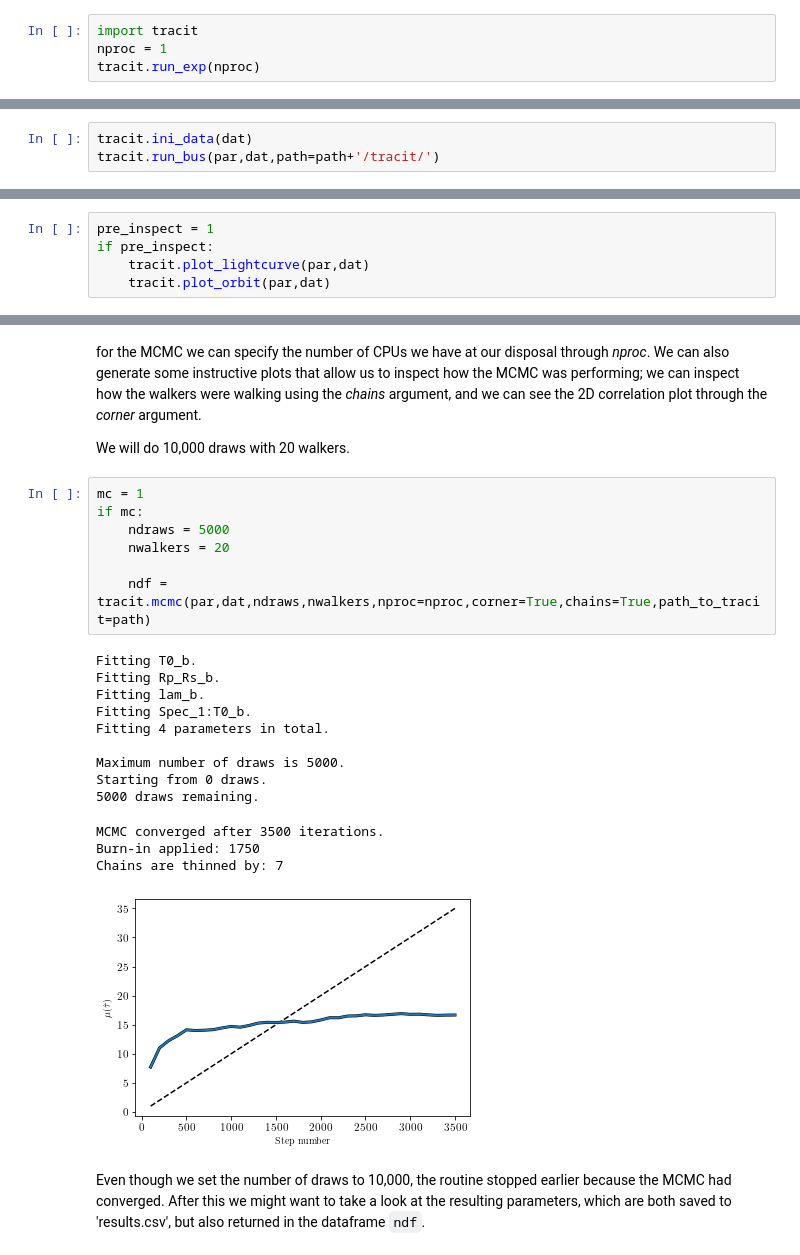
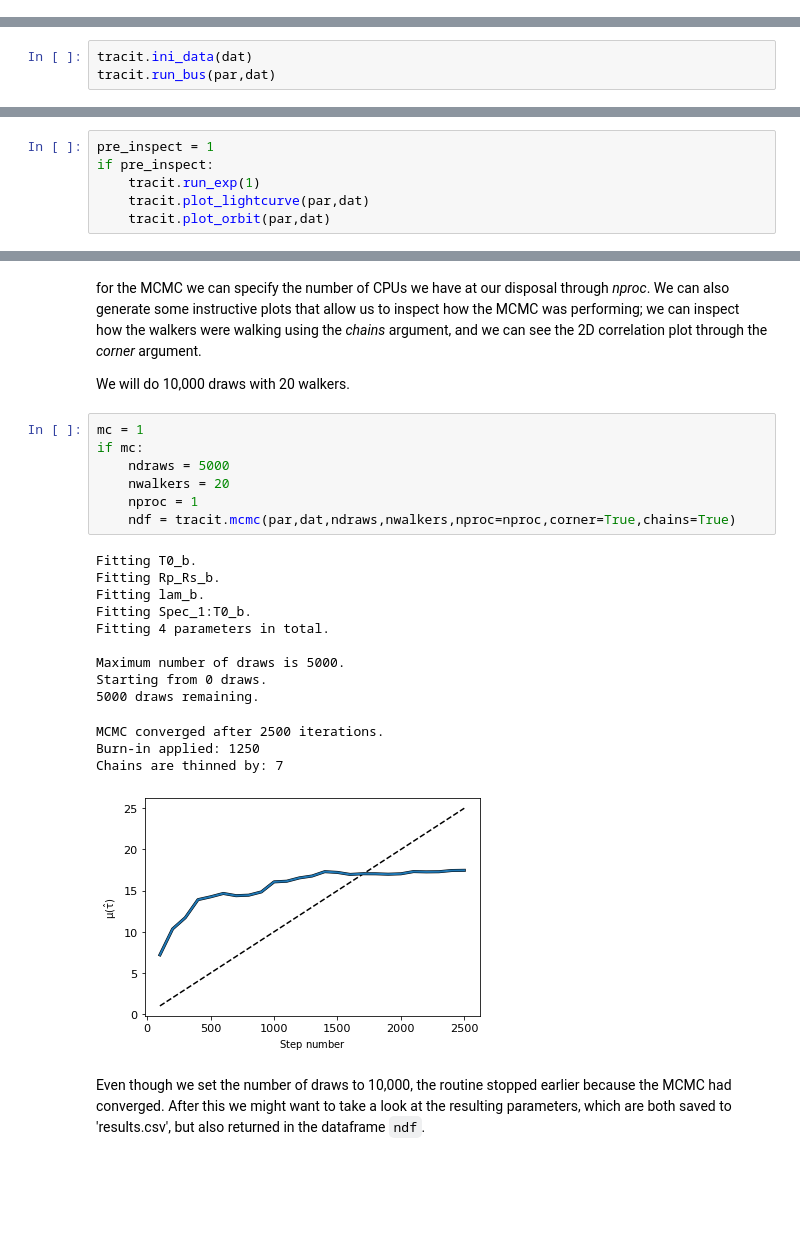
Before and after one commit to emilknudstrup/tracit, a Jupyter notebook: docs/source/examples/hd332231/fit.ipynb, the cells around one changed output, grey strips where cells are left out. Saved outputs shown, nothing was run; the diff lists cells and outputs as text; blank space fills up the shorter version.

```diff
--- a/docs/source/examples/hd332231/fit.ipynb
+++ b/docs/source/examples/hd332231/fit.ipynb
@@ -16,5 +10 @@ Then we import <s>tracit</s>.
 The two run commands are just to setup text rendering in the plots to LaTeX.
-# %%
-import tracit
-nproc = 1
-tracit.run_exp(nproc)
@@ -43,7 +35,7 @@ dat['Fit LC_1'] = 1
 Then we'll initilize the data, i.e., load in the .txt files.
 # %%
 tracit.ini_data(dat)
-tracit.run_bus(par,dat,path=path+'/tracit/')
+tracit.run_bus(par,dat)
 # %% [markdown]
 Here we'll load in a (good) result from a previous run, so we don't have to set all the parameters. We first use `pandas` to load in the .csv file into a `DataFrame`, which we then pass on to the `update_pars` function along with our `par` structure to update it.
 # %%
@@ -55,6 +47,7 @@ Before we run our MCMC, it's a good idea to check that our parameters/data look
 # %%
 pre_inspect = 1
 if pre_inspect:
+    tracit.run_exp(1)
     tracit.plot_lightcurve(par,dat)
     tracit.plot_orbit(par,dat)
 # %% [output]
@@ -108,24 +95,24 @@ We will do 10,000 draws with 20 walkers.
 # %%
 mc = 1
 if mc:
     ndraws = 5000
     nwalkers = 20
-
-    ndf = tracit.mcmc(par,dat,ndraws,nwalkers,nproc=nproc,corner=True,chains=True,path_to_tracit=path)
+    nproc = 1
+    ndf = tracit.mcmc(par,dat,ndraws,nwalkers,nproc=nproc,corner=True,chains=True)
 # %% [output]
 Fitting T0_b.
 Fitting Rp_Rs_b.
 Fitting lam_b.
 Fitting Spec_1:T0_b.
 Fitting 4 parameters in total.
 
 Maximum number of draws is 5000.
 Starting from 0 draws.
 5000 draws remaining.
-MCMC converged after 3500 iterations.
-Burn-in applied: 1750
+MCMC converged after 2500 iterations.
+Burn-in applied: 1250
 Chains are thinned by: 7
-[figure, old version]
+[figure, new version]
 # %% [markdown]
 Even though we set the number of draws to 10,000, the routine stopped earlier because the MCMC had converged.
 After this we might want to take a look at the resulting parameters, which are both saved to 'results.csv', but also returned in the dataframe `ndf`.
```
Also changed, not shown: parts of 6 cells of this notebook, 22 other files.
